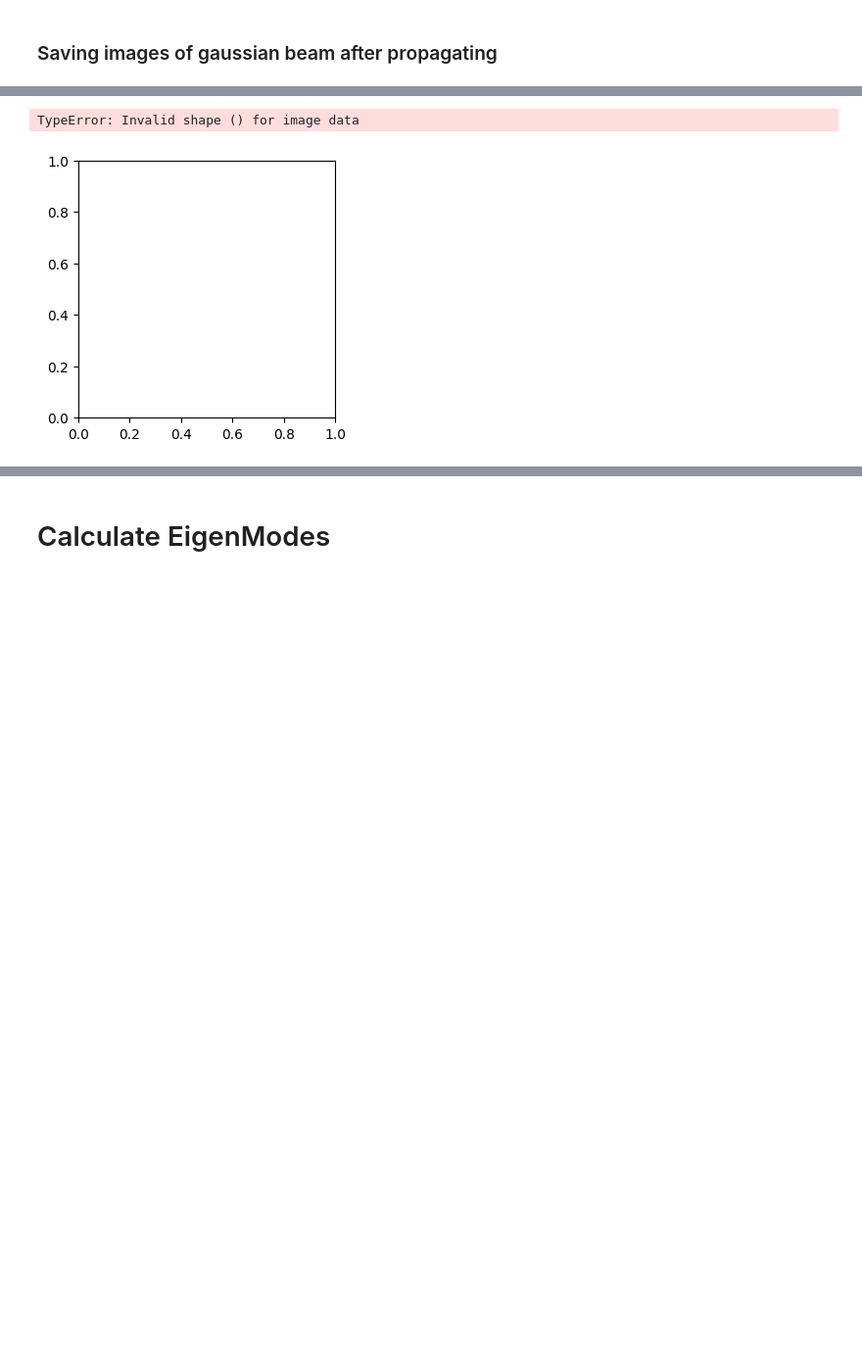
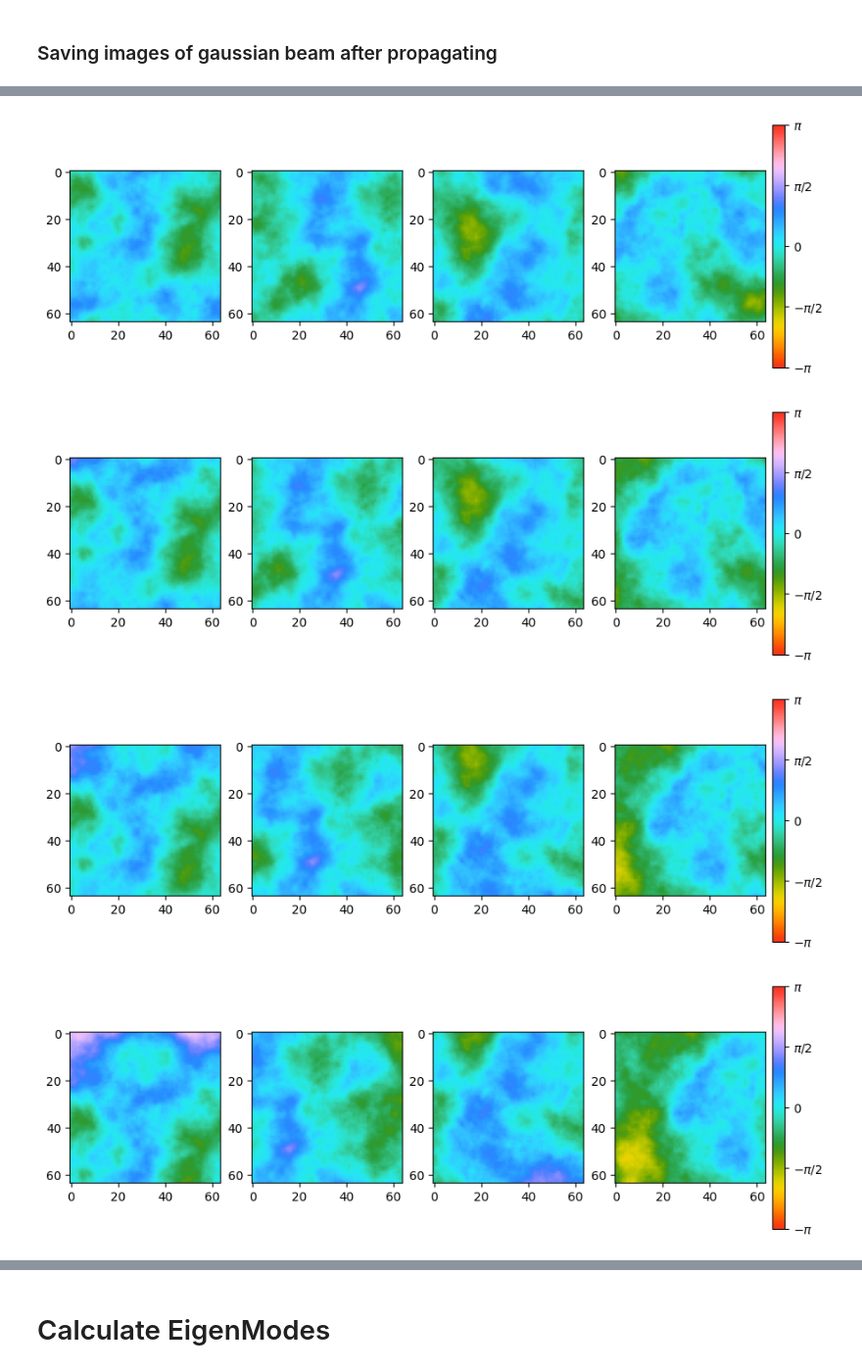
Before and after one commit to LukasScarfe/Eigen, a Jupyter notebook: eigenmodes.ipynb, the cells around one changed output, grey strips where cells are left out. Shown at 98% size. Drawn from its saved outputs; the diff is of its cells as text; code cells hidden in the pictures; blank space fills up the shorter version.

Commit message:
added new directions stuff

```diff
--- a/eigenmodes.ipynb
+++ b/eigenmodes.ipynb
@@ -181,11 +189,8 @@ C2_n = { # These can be toyed around with
 }
 TurbStrength = 'MidWeakTurb'
 r0 = pow(0.423*pow(2*np.pi/wavelength,2)*C2_n[TurbStrength]*z/numberOfPhaseScreens,-3/5)
-numberOfPhaseScreens=3
+numberOfPhaseScreens=4
 L0 = N * size / N * 50 # outer scale
 
 # Create phase screens
 abbs=[PhaseScreenVonKarman(nx_size=N, pixel_scale=size/N, r0=r0, L0=L0,random_seed=phase_screen_seed+i) for i in range(numberOfPhaseScreens)]
-# %%
-for i,j in zip(range(5),range(5)):
-    print(i,j)
@@ -197,0 +197,14 @@ for i,j in zip(range(5),range(5)):
+# %%
+# Plot phase screens
+ticks = [-np.pi, -np.pi/2, 0, np.pi/2, np.pi]
+fig = plt.figure(1, figsize=(9,3), constrained_layout=True)
+axes=[]
+images=[]
+for j in range(numberOfPhaseScreens):
+    ax = fig.add_subplot(1,numberOfPhaseScreens,j+1)
+    im = ax.imshow(wrap_to_pi(abbs[j].scrn), cmap=pmap, vmin=-np.pi, vmax=np.pi)
+    axes.append(ax)
+    images.append(im)
+cbar = fig.colorbar(im)
+cbar.set_ticks(ticks)
+cbar.set_ticklabels([r"$-\pi$", r"$-\pi/2$", r"$0$", r"$\pi/2$", r"$\pi$"])
@@ -198,27 +229,30 @@ for i,j in zip(range(5),range(5)):
 # %%
 errorBeams=[]
-numberOfFluctuations = 100
-shift = 1 # How many rows to add with every fluctuation
+numberOfFluctuations = 5
+shift = 10 # How many rows to add with every fluctuation
 ticks = [-np.pi, -np.pi/2, 0, np.pi/2, np.pi]
+
 
 abbs=[PhaseScreenVonKarman(nx_size=N, pixel_scale=size/N, r0=r0, L0=L0,random_seed=phase_screen_seed+i) for i in range(numberOfPhaseScreens)]
 
 for i in range(numberOfFluctuations+1):
-    for l in range(0, shift):
-        abbs_fluctuation = [extend_phase_screen(abbs[j],direction="up") for j in range(numberOfPhaseScreens)]
+    for j,screen in enumerate(abbs):
+        extend_phase_screen(screen,direction=j,num_steps=shift)
     # Plot phase screens
     fig = plt.figure(i+1, figsize=(9,3), constrained_layout=True)
     axes=[]
     images=[]
     for j in range(numberOfPhaseScreens):
-        ax = fig.add_subplot(1,3,j+1)
-        im = ax.imshow(wrap_to_pi(abbs_fluctuation[j]), cmap=pmap, vmin=-np.pi, vmax=np.pi)
+        ax = fig.add_subplot(1,numberOfPhaseScreens,j+1)
+        im = ax.imshow(wrap_to_pi(abbs[j].scrn), cmap=pmap, vmin=-np.pi, vmax=np.pi)
         axes.append(ax)
         images.append(im)
     cbar = fig.colorbar(im)
     cbar.set_ticks(ticks)
     cbar.set_ticklabels([r"$-\pi$", r"$-\pi/2$", r"$0$", r"$\pi/2$", r"$\pi$"])
-    errorBeams.append(propChannel(OAM(F,w0,0),z,abbs_fluctuation))
+    # errorBeams.append(propChannel(OAM(F,w0,0),z,abbs_fluctuation))
 # %% [output]
-TypeError: Invalid shape () for image data
-[figure, old version]
+[figure, new version]
+[figure, added]
+[figure, added]
+[figure, added]
```
Also changed, not shown: parts of 9 cells of this notebook, 1 other file.
